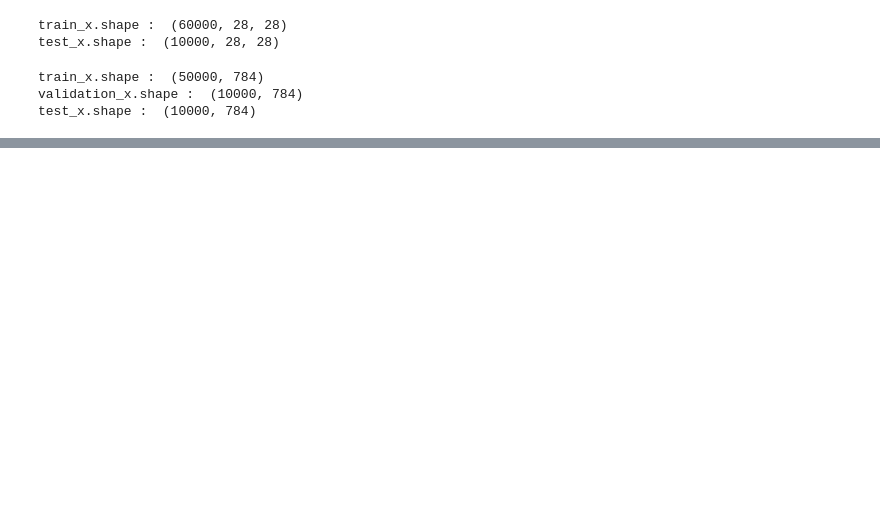
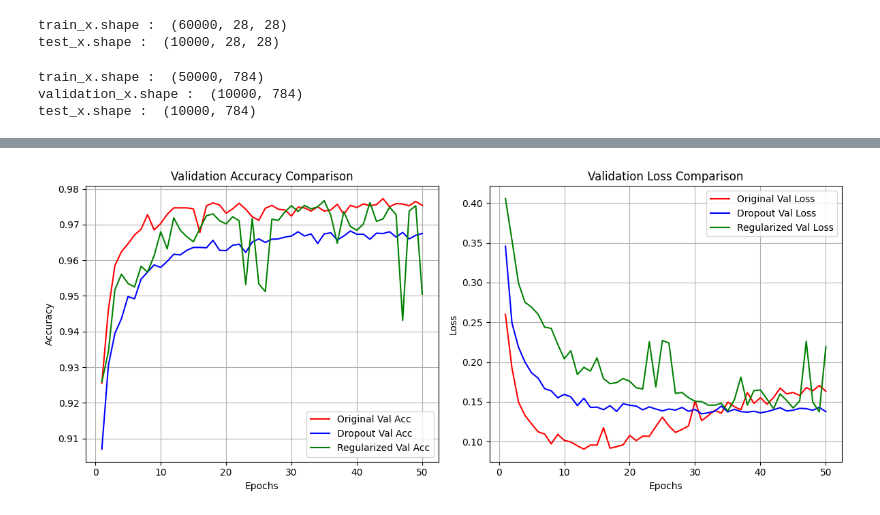
Before and after one commit to bpppoh/Mylearning, a Jupyter notebook: 4312/week7/6601001123_Lab8.ipynb, the cells around one changed output, grey strips where cells are left out. Cells and saved outputs as stored; diff of their text form; code cells hidden in the pictures; blank space fills up the shorter version.

```diff
--- a/4312/week7/6601001123_Lab8.ipynb
+++ b/4312/week7/6601001123_Lab8.ipynb
@@ -224,0 +256,36 @@ plotAcc(history_Regularized,'Regularize')
+# %%
+val_acc_ori = history_original.history['val_accuracy']
+val_acc_drop = history_Dropout.history['val_accuracy']
+val_acc_reg = history_Regularized.history['val_accuracy']
+
+val_loss_ori = history_original.history['val_loss']
+val_loss_drop = history_Dropout.history['val_loss']
+val_loss_reg = history_Regularized.history['val_loss']
+
+epochs = range(1, len(val_acc_ori) + 1)
+
+plt.figure(figsize=(12, 5))
+plt.subplot(1, 2, 1)
+plt.plot(epochs, val_acc_ori, 'r', label='Original Val Acc')
+plt.plot(epochs, val_acc_drop, 'b', label='Dropout Val Acc')
+plt.plot(epochs, val_acc_reg, 'g', label='Regularized Val Acc')
+plt.title('Validation Accuracy Comparison')
+plt.xlabel('Epochs')
+plt.ylabel('Accuracy')
+plt.legend()
+plt.grid(True)
+
+plt.subplot(1, 2, 2)
+plt.plot(epochs, val_loss_ori, 'r', label='Original Val Loss')
+plt.plot(epochs, val_loss_drop, 'b', label='Dropout Val Loss')
+plt.plot(epochs, val_loss_reg, 'g', label='Regularized Val Loss')
+plt.title('Validation Loss Comparison')
+plt.xlabel('Epochs')
+plt.ylabel('Loss')
+plt.legend()
+plt.grid(True)
+
+plt.tight_layout()
+plt.show()
+# %% [output]
+[figure, added]
```
Also changed, not shown: parts of 17 cells of this notebook, 2 other files.
